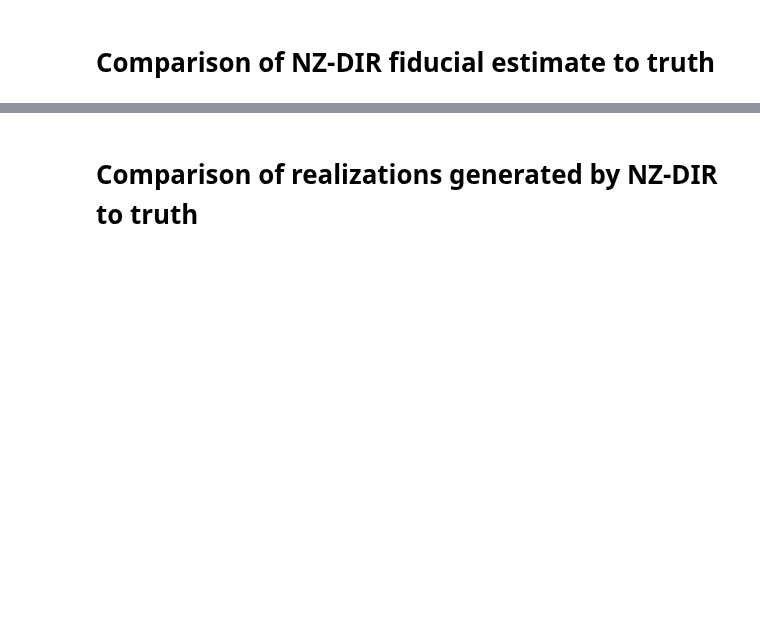
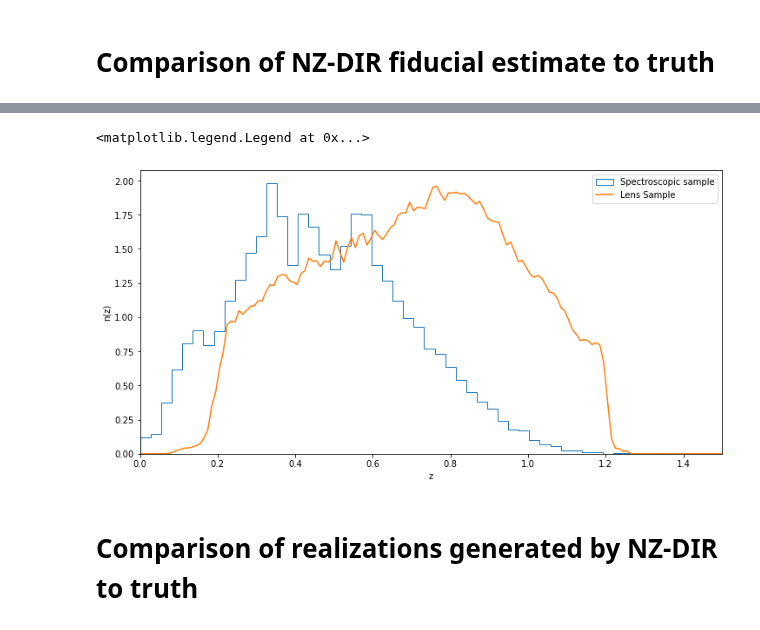
Before and after one commit to LSSTDESC/TXPipe, a Jupyter notebook: notebooks/NZ-DIR-CosmoDC2-Results.ipynb, the cells around one changed output, grey strips where cells are left out. Saved outputs shown, nothing was run; the diff lists cells and outputs as text; code cells hidden in the pictures; blank space fills up the shorter version.

```diff
--- a/notebooks/NZ-DIR-CosmoDC2-Results.ipynb
+++ b/notebooks/NZ-DIR-CosmoDC2-Results.ipynb
@@ -84,3 +107,17 @@ Text(0, 0.5, 'n(z)')
+# %%
+with txpipe.data_types.HDFFile(f"{data_dir}/spectroscopic_catalog.hdf5", "r")  as f:
+    specz = f.file["photometry/redshift"][:]
+
+plt.figure(figsize=(12,6))
+plt.hist(specz, bins=50, histtype="step", density=1, label="Spectroscopic sample");
+plt.plot(z_2d, nz_2d*100, label="Lens Sample")
+plt.xlabel("z")
+plt.ylabel("n(z)")
+plt.xlim(0, 1.5)
+plt.legend()
+# %% [output]
+<matplotlib.legend.Legend at 0x...>
+[figure, added]
 # %% [markdown]
 # Comparison of realizations generated by NZ-DIR to truth
 # %%
```
Also changed, not shown: parts of 8 cells of this notebook.
